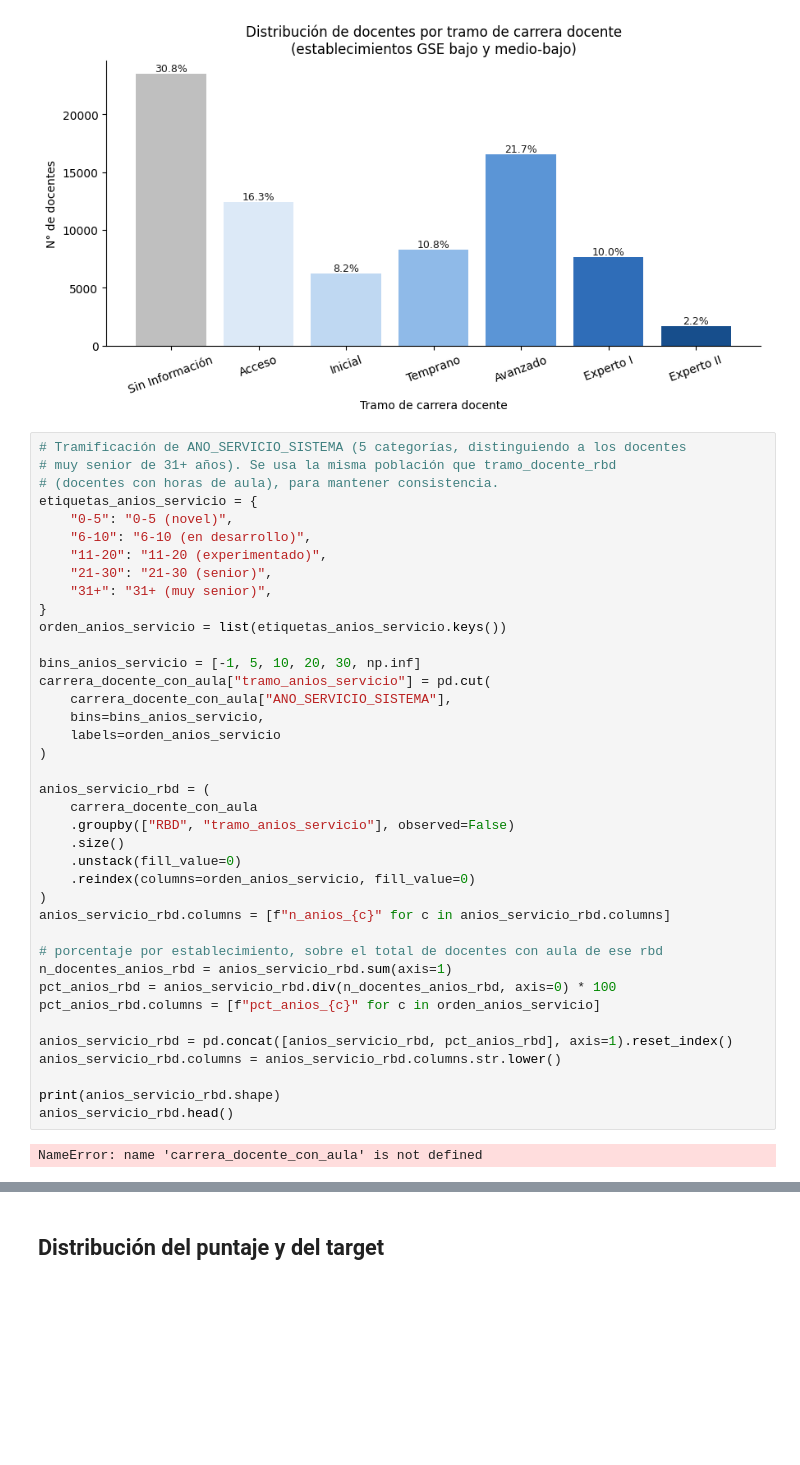
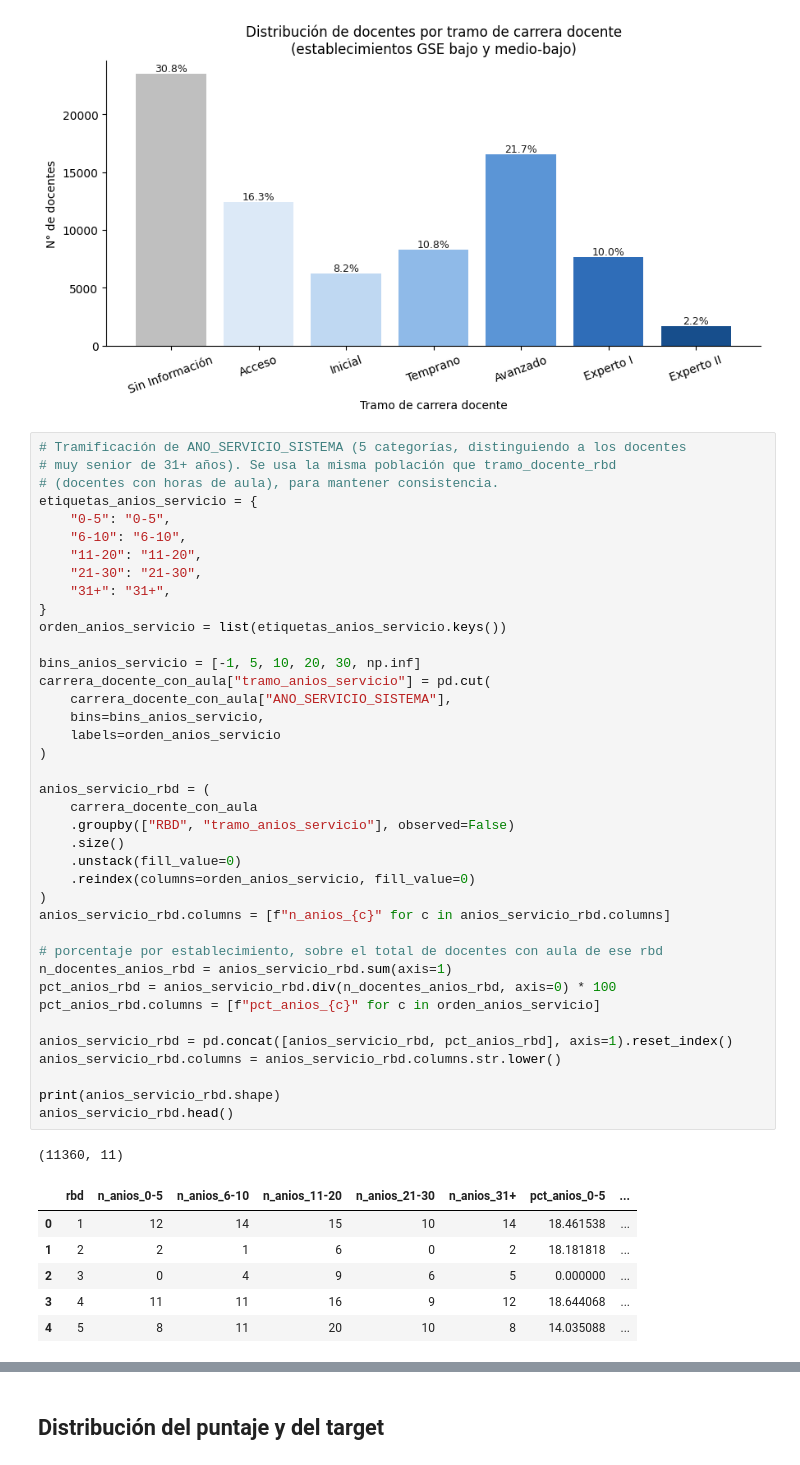
Before and after one commit to vcanalesg/dcc_taller_proyecto_g4, a Jupyter notebook: EDAyPreprocesamiento_01.ipynb, the cells around one changed output, grey strips where cells are left out. Cells and saved outputs as stored; diff of their text form; blank space fills up the shorter version.

```diff
--- a/EDAyPreprocesamiento_01.ipynb
+++ b/EDAyPreprocesamiento_01.ipynb
@@ -1832,39 +1847,45 @@ plt.show()
 # muy senior de 31+ años). Se usa la misma población que tramo_docente_rbd
 # (docentes con horas de aula), para mantener consistencia.
 etiquetas_anios_servicio = {
-    "0-5": "0-5 (novel)",
-    "6-10": "6-10 (en desarrollo)",
-    "11-20": "11-20 (experimentado)",
-    "21-30": "21-30 (senior)",
-    "31+": "31+ (muy senior)",
+    "0-5": "0-5",
+    "6-10": "6-10",
+    "11-20": "11-20",
+    "21-30": "21-30",
+    "31+": "31+",
 }
 orden_anios_servicio = list(etiquetas_anios_servicio.keys())
 
 bins_anios_servicio = [-1, 5, 10, 20, 30, np.inf]
 carrera_docente_con_aula["tramo_anios_servicio"] = pd.cut(
     carrera_docente_con_aula["ANO_SERVICIO_SISTEMA"],
     bins=bins_anios_servicio,
     labels=orden_anios_servicio
 )
 
 anios_servicio_rbd = (
     carrera_docente_con_aula
     .groupby(["RBD", "tramo_anios_servicio"], observed=False)
     .size()
     .unstack(fill_value=0)
     .reindex(columns=orden_anios_servicio, fill_value=0)
 )
 anios_servicio_rbd.columns = [f"n_anios_{c}" for c in anios_servicio_rbd.columns]
 
 # porcentaje por establecimiento, sobre el total de docentes con aula de ese rbd
 n_docentes_anios_rbd = anios_servicio_rbd.sum(axis=1)
 pct_anios_rbd = anios_servicio_rbd.div(n_docentes_anios_rbd, axis=0) * 100
 pct_anios_rbd.columns = [f"pct_anios_{c}" for c in orden_anios_servicio]
 
 anios_servicio_rbd = pd.concat([anios_servicio_rbd, pct_anios_rbd], axis=1).reset_index()
 anios_servicio_rbd.columns = anios_servicio_rbd.columns.str.lower()
 
 print(anios_servicio_rbd.shape)
 anios_servicio_rbd.head()
 # %% [output]
-NameError: name 'carrera_docente_con_aula' is not defined
+(11360, 11)
+|  | rbd | n_anios_0-5 | n_anios_6-10 | n_anios_11-20 | n_anios_21-30 | n_anios_31+ | pct_anios_0-5 | ... |
+| 0 | 1 | 12 | 14 | 15 | 10 | 14 | 18.461538 | ... |
+| 1 | 2 | 2 | 1 | 6 | 0 | 2 | 18.181818 | ... |
+| 2 | 3 | 0 | 4 | 9 | 6 | 5 | 0.000000 | ... |
+| 3 | 4 | 11 | 11 | 16 | 9 | 12 | 18.644068 | ... |
+| 4 | 5 | 8 | 11 | 20 | 10 | 8 | 14.035088 | ... |
```
Also changed, not shown: parts of 6 cells of this notebook, 1 other file.
